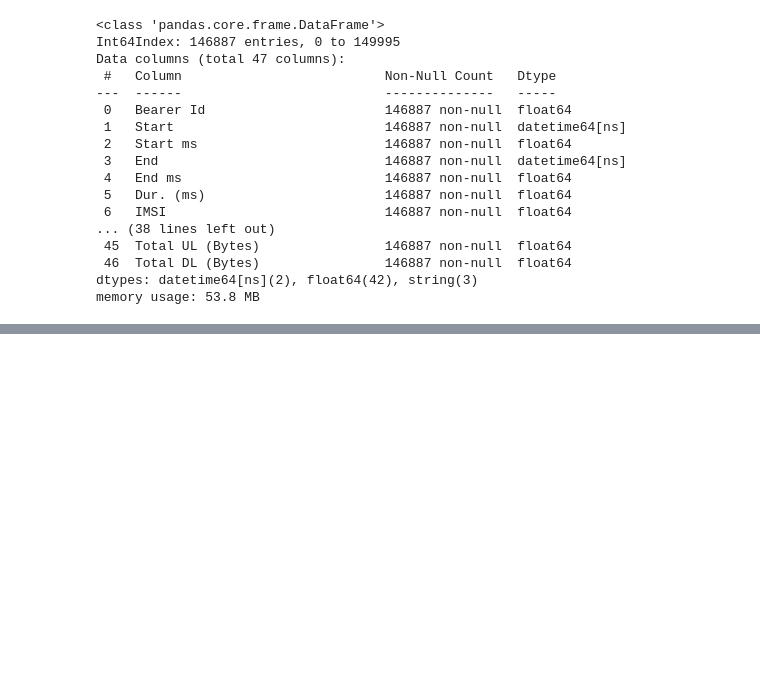
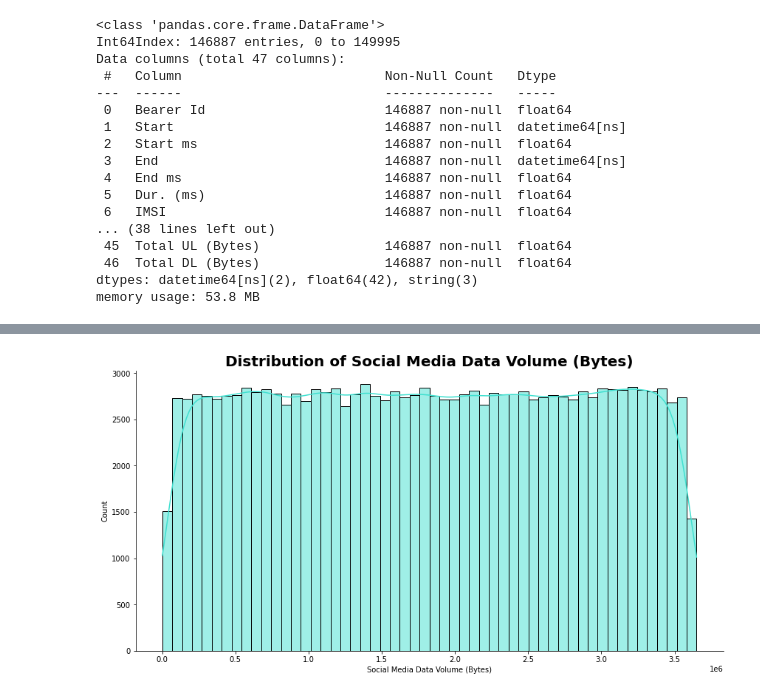
Before and after one commit to hewanm/Telecommunication_Data_Analysis, a Jupyter notebook: User_Overview_analysis.ipynb, the cells around one changed output, grey strips where cells are left out. Saved outputs shown, nothing was run; the diff lists cells and outputs as text; code cells hidden in the pictures; blank space fills up the shorter version.

```diff
--- a/User_Overview_analysis.ipynb
+++ b/User_Overview_analysis.ipynb
@@ -431,0 +633,4 @@ db.to_csv('data/preprocessed_data.csv')
+# %%
+plot_hist(db, 'Social Media Data Volume (Bytes)', 'turquoise')
+# %% [output]
+[figure, added]
```
Also changed, not shown: parts of 38 cells of this notebook, 5 other files.
